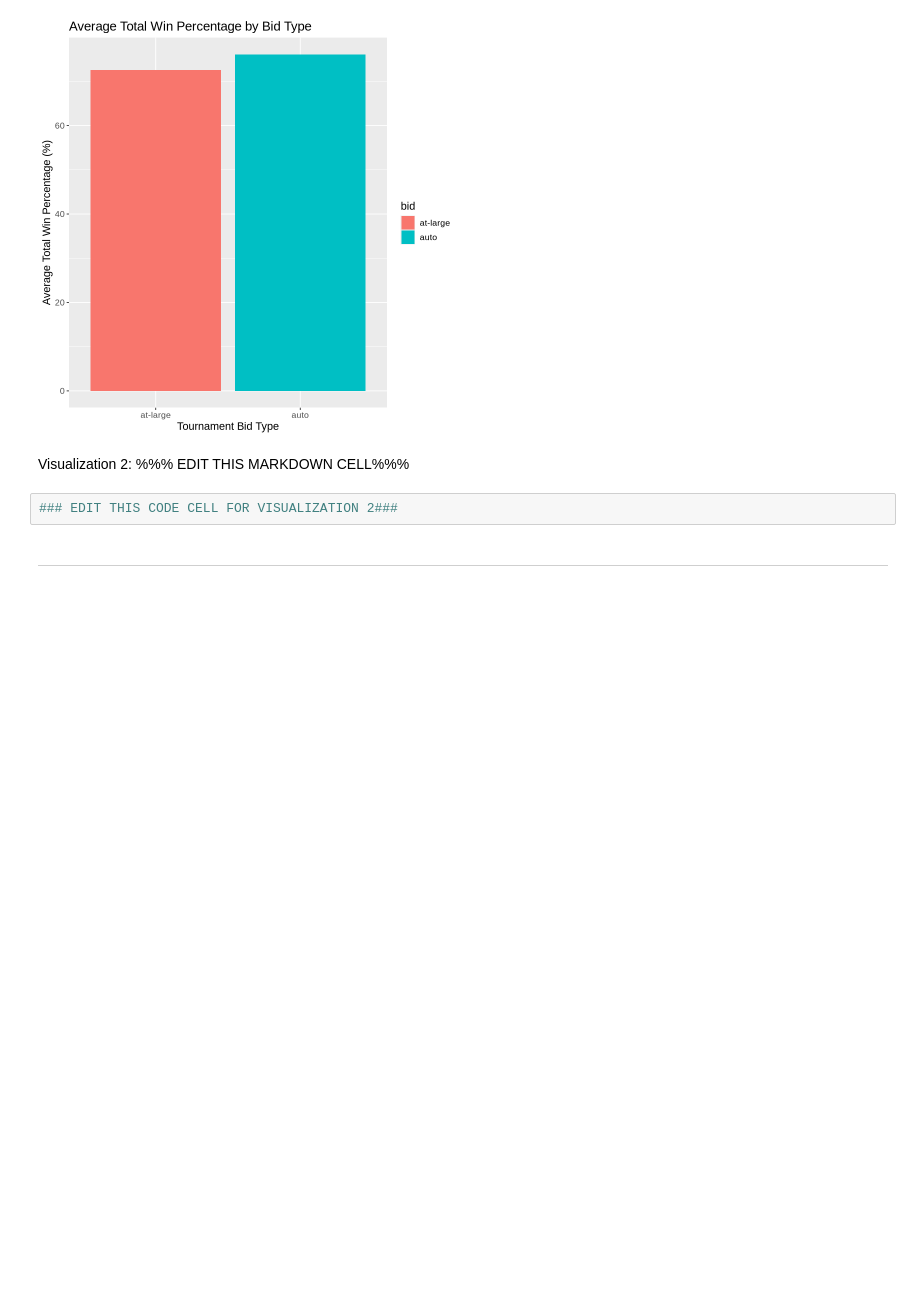
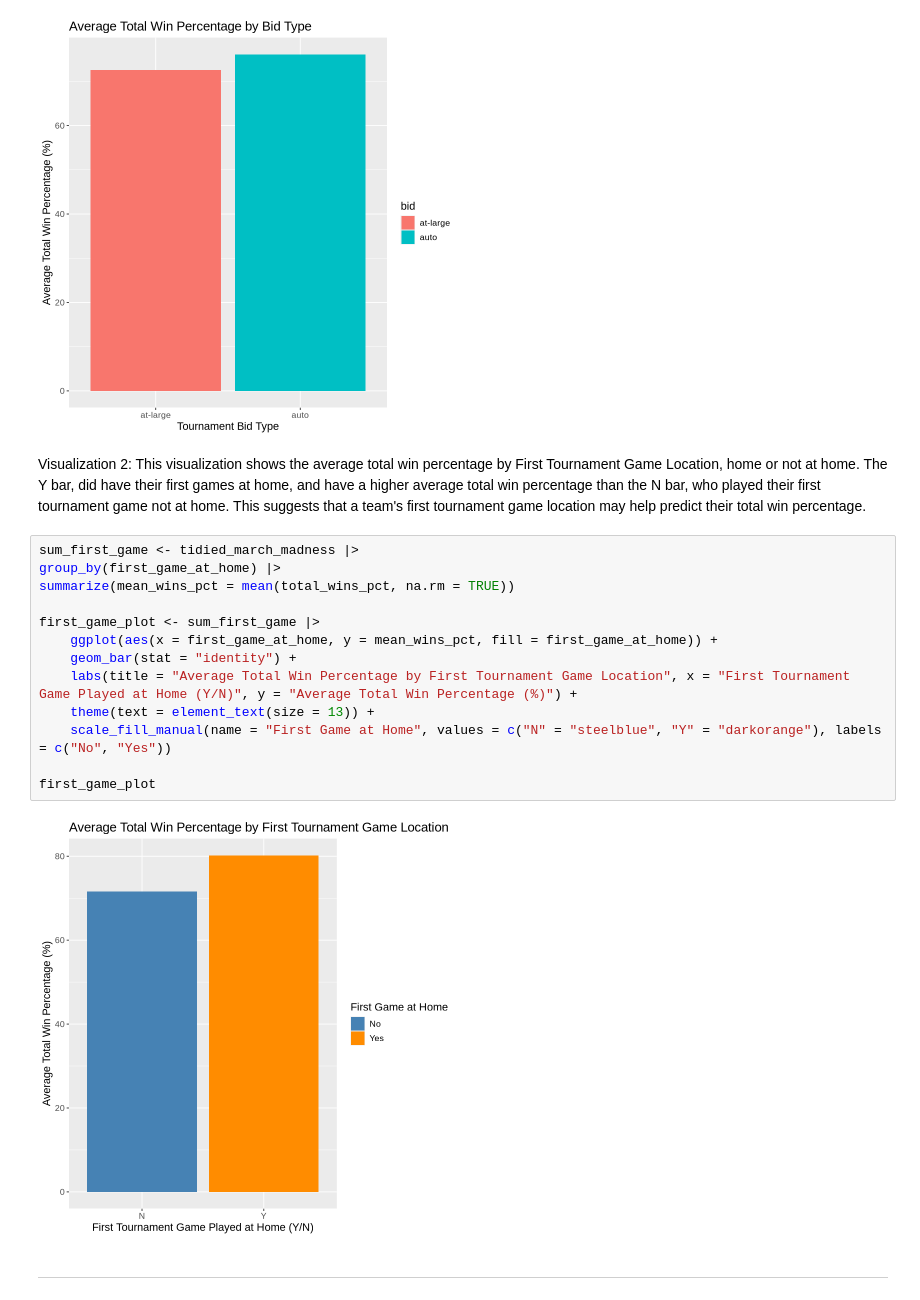
Before and after one commit to ZicZic1/dsci-100-project-Isaac-Mathers, a Jupyter notebook: dsci-100-project-notebook.ipynb, the cells around one changed output. Drawn from its saved outputs; the diff is of its cells as text; blank space fills up the shorter version.

Commit message:
Created and described visualization 2

```diff
--- a/dsci-100-project-notebook.ipynb
+++ b/dsci-100-project-notebook.ipynb
@@ -365,9 +365,22 @@ bid_plot
 # %% [output]
 [figure]
 # %% [markdown]
-Visualization 2: %%% EDIT THIS MARKDOWN CELL%%%
+Visualization 2: This visualization shows the average total win percentage by First Tournament Game Location, home or not at home. The Y bar, did have their first games at home, and have a higher average total win percentage than the N bar, who played their first tournament game not at home. This suggests that a team's first tournament game location may help predict their total win percentage.
 # %%
-### EDIT THIS CODE CELL FOR VISUALIZATION 2###
+sum_first_game <- tidied_march_madness |>
+group_by(first_game_at_home) |>
+summarize(mean_wins_pct = mean(total_wins_pct, na.rm = TRUE))
+
+first_game_plot <- sum_first_game |>
+    ggplot(aes(x = first_game_at_home, y = mean_wins_pct, fill = first_game_at_home)) +
+    geom_bar(stat = "identity") +
+    labs(title = "Average Total Win Percentage by First Tournament Game Location", x = "First Tournament Game Played at Home (Y/N)", y = "Average Total Win Percentage (%)") +
+    theme(text = element_text(size = 13)) +
+    scale_fill_manual(name = "First Game at Home", values = c("N" = "steelblue", "Y" = "darkorange"), labels = c("No", "Yes"))
+
+first_game_plot
+# %% [output]
+[figure, added]
 # %% [markdown]
 ------
 # %% [markdown]
```
